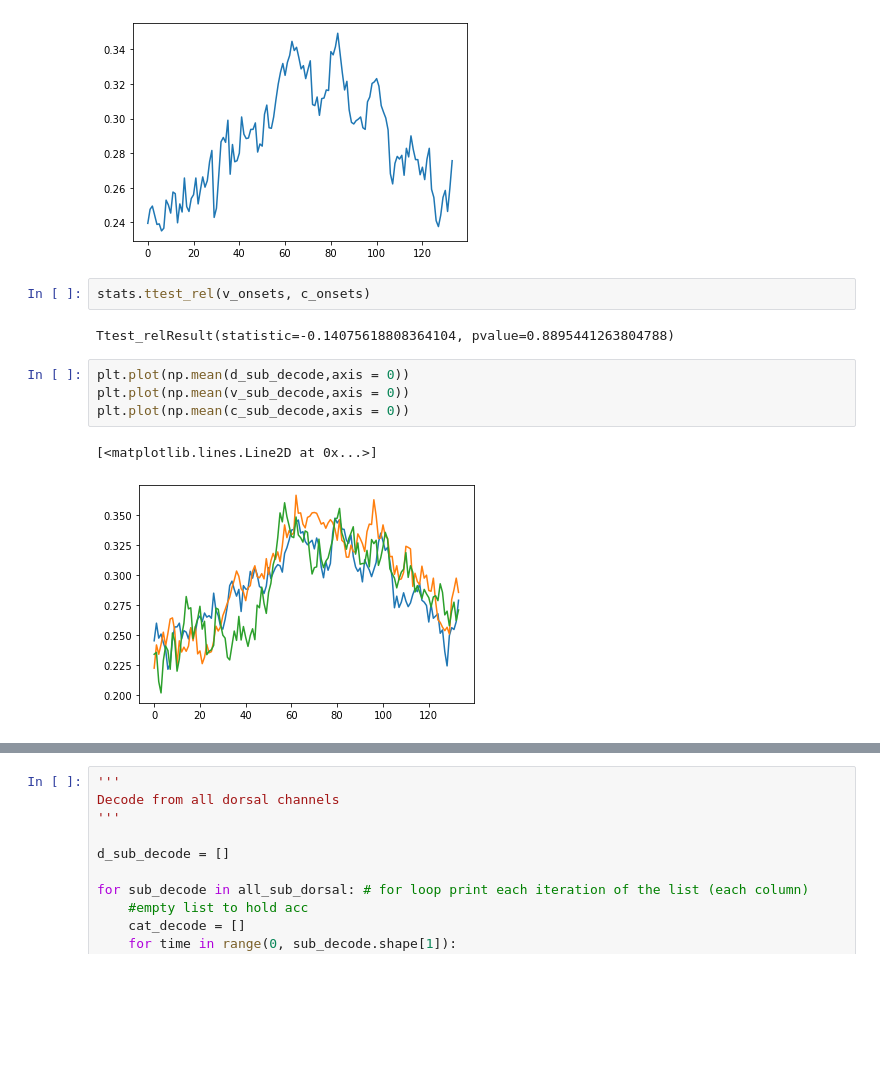
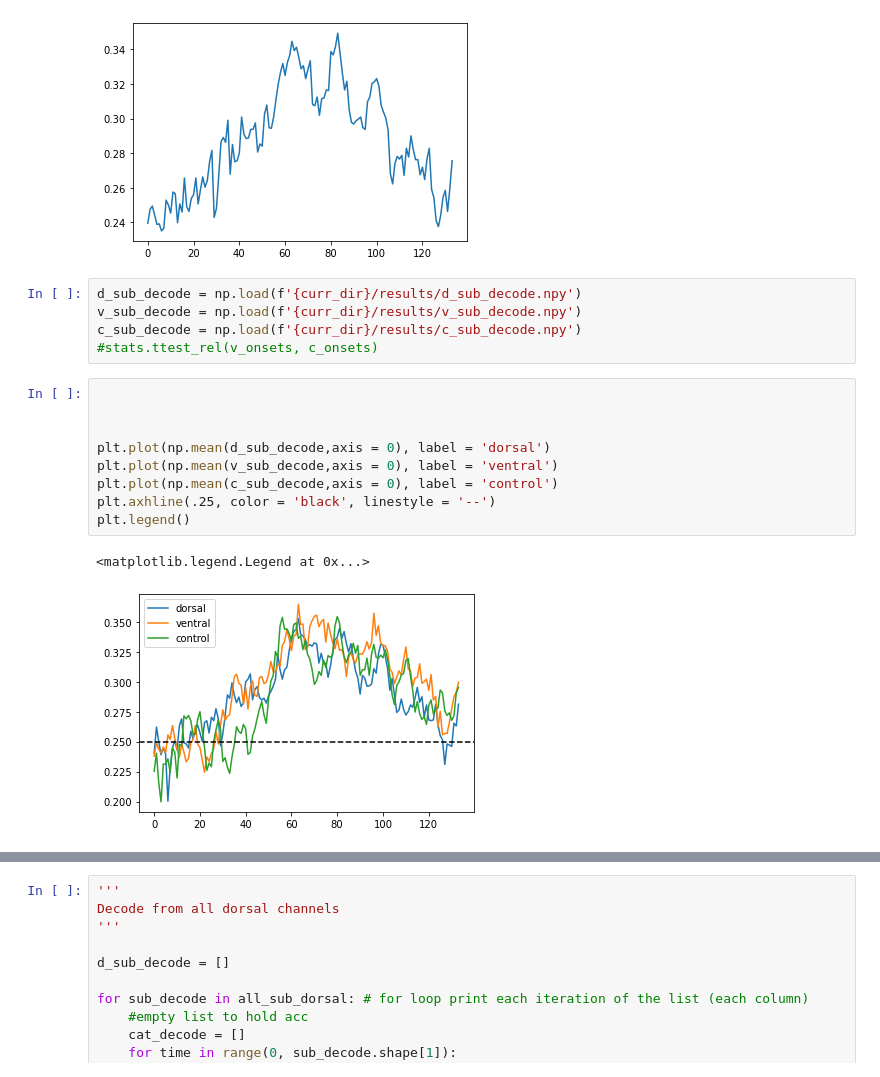
Before and after one commit to vayzenb/pepdoc, a Jupyter notebook: analysis/pepdoc_ana_vlad.ipynb, the cells around one changed output, grey strips where cells are left out. Drawn from its saved outputs; the diff is of its cells as text; blank space fills up the shorter version.

```diff
--- a/analysis/pepdoc_ana_vlad.ipynb
+++ b/analysis/pepdoc_ana_vlad.ipynb
@@ -156,14 +158,20 @@ plt.plot(np.mean(d_sub_decode, axis = 0))
 # %% [output]
 [<matplotlib.lines.Line2D at 0x...>]
 [figure]
-# %%
-stats.ttest_rel(v_onsets, c_onsets)
-# %% [output]
-Ttest_relResult(statistic=-0.14075618808364104, pvalue=0.8895441263804788)
+# %%
+d_sub_decode = np.load(f'{curr_dir}/results/d_sub_decode.npy')
+v_sub_decode = np.load(f'{curr_dir}/results/v_sub_decode.npy')
+c_sub_decode = np.load(f'{curr_dir}/results/c_sub_decode.npy')
+#stats.ttest_rel(v_onsets, c_onsets)
 # %%
-plt.plot(np.mean(d_sub_decode,axis = 0))
-plt.plot(np.mean(v_sub_decode,axis = 0))
-plt.plot(np.mean(c_sub_decode,axis = 0))
+
+
+
+plt.plot(np.mean(d_sub_decode,axis = 0), label = 'dorsal')
+plt.plot(np.mean(v_sub_decode,axis = 0), label = 'ventral')
+plt.plot(np.mean(c_sub_decode,axis = 0), label = 'control')
+plt.axhline(.25, color = 'black', linestyle = '--')
+plt.legend()
 # %% [output]
-[<matplotlib.lines.Line2D at 0x...>]
+<matplotlib.legend.Legend at 0x...>
-[figure, old version]
+[figure, new version]
```
Also changed, not shown: parts of 5 cells of this notebook, 1 other file.
